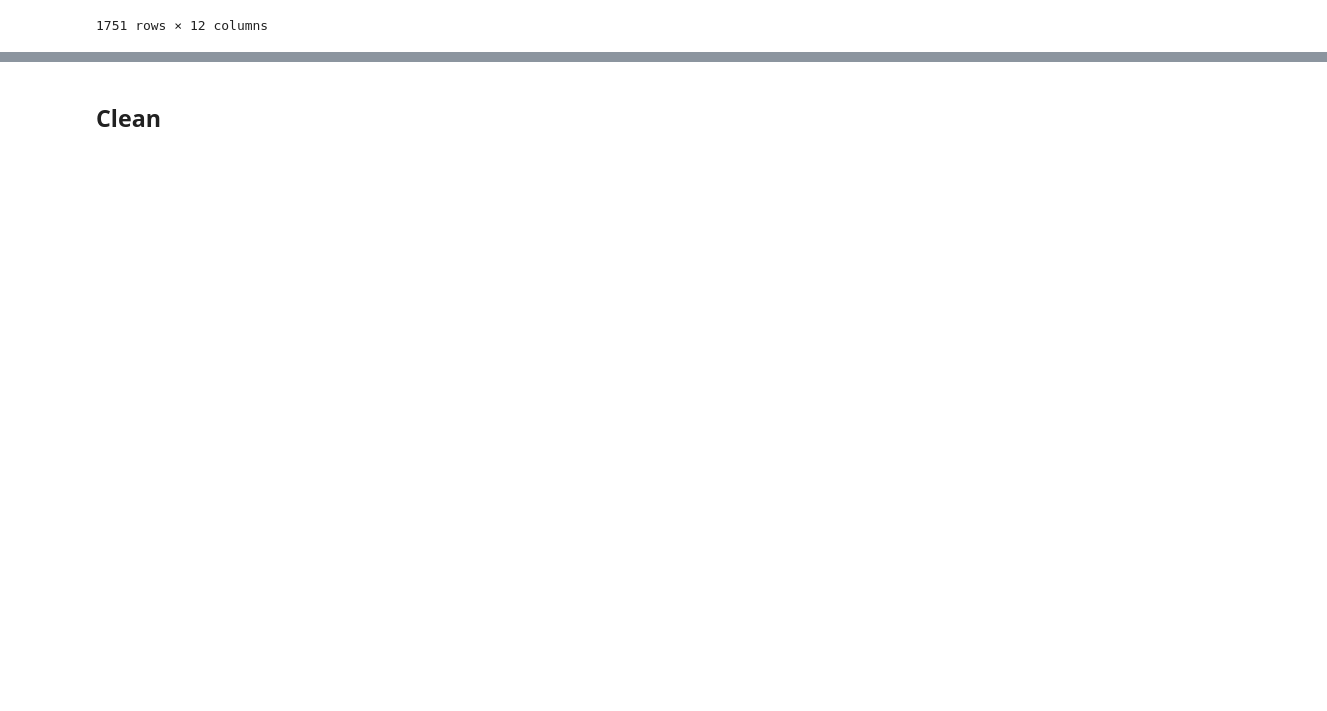
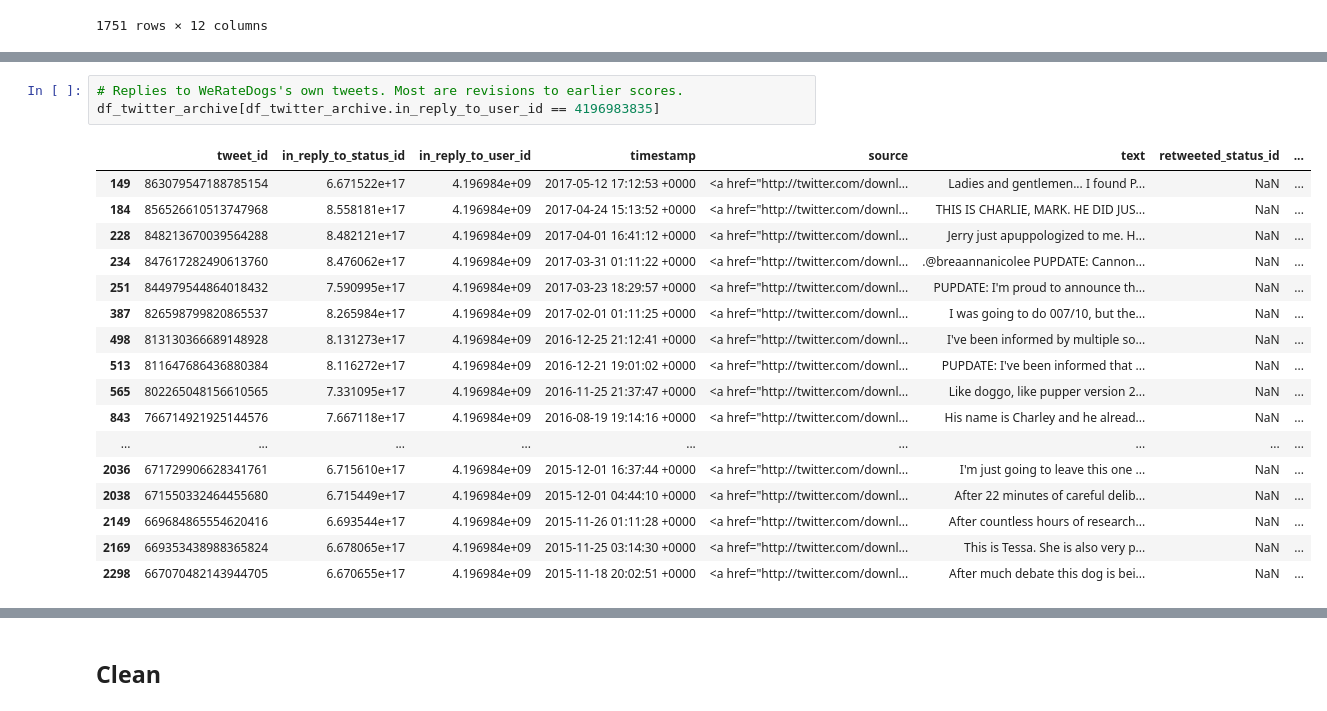
Before and after one commit to iRowebot/Wrangling-Analysis-Visualization-WeRateDogs-Tweets, a Jupyter notebook: wrangle_act.ipynb, the cells around one changed output, grey strips where cells are left out. Cells and saved outputs as stored; diff of their text form; blank space fills up the shorter version.

```diff
--- a/wrangle_act.ipynb
+++ b/wrangle_act.ipynb
@@ -340,0 +368,21 @@ df_image_predictions[((df_image_predictions.p1_dog == 1) | (df_image_predictions
+# %%
+# Replies to WeRateDogs's own tweets. Most are revisions to earlier scores.
+df_twitter_archive[df_twitter_archive.in_reply_to_user_id == 4196983835]
+# %% [output]
+|  | tweet_id | in_reply_to_status_id | in_reply_to_user_id | timestamp | source | text | retweeted_status_id | ... |
+| 149 | 863079547188785154 | 6.671522e+17 | 4.196984e+09 | 2017-05-12 17:12:53 +0000 | <a href="http://twitter.com/downl... | Ladies and gentlemen... I found P... | NaN | ... |
+| 184 | 856526610513747968 | 8.558181e+17 | 4.196984e+09 | 2017-04-24 15:13:52 +0000 | <a href="http://twitter.com/downl... | THIS IS CHARLIE, MARK. HE DID JUS... | NaN | ... |
+| 228 | 848213670039564288 | 8.482121e+17 | 4.196984e+09 | 2017-04-01 16:41:12 +0000 | <a href="http://twitter.com/downl... | Jerry just apuppologized to me. H... | NaN | ... |
+| 234 | 847617282490613760 | 8.476062e+17 | 4.196984e+09 | 2017-03-31 01:11:22 +0000 | <a href="http://twitter.com/downl... | .@breaannanicolee PUPDATE: Cannon... | NaN | ... |
+| 251 | 844979544864018432 | 7.590995e+17 | 4.196984e+09 | 2017-03-23 18:29:57 +0000 | <a href="http://twitter.com/downl... | PUPDATE: I'm proud to announce th... | NaN | ... |
+| 387 | 826598799820865537 | 8.265984e+17 | 4.196984e+09 | 2017-02-01 01:11:25 +0000 | <a href="http://twitter.com/downl... | I was going to do 007/10, but the... | NaN | ... |
+| 498 | 813130366689148928 | 8.131273e+17 | 4.196984e+09 | 2016-12-25 21:12:41 +0000 | <a href="http://twitter.com/downl... | I've been informed by multiple so... | NaN | ... |
+| 513 | 811647686436880384 | 8.116272e+17 | 4.196984e+09 | 2016-12-21 19:01:02 +0000 | <a href="http://twitter.com/downl... | PUPDATE: I've been informed that ... | NaN | ... |
+| 565 | 802265048156610565 | 7.331095e+17 | 4.196984e+09 | 2016-11-25 21:37:47 +0000 | <a href="http://twitter.com/downl... | Like doggo, like pupper version 2... | NaN | ... |
+| 843 | 766714921925144576 | 7.667118e+17 | 4.196984e+09 | 2016-08-19 19:14:16 +0000 | <a href="http://twitter.com/downl... | His name is Charley and he alread... | NaN | ... |
+| ... | ... | ... | ... | ... | ... | ... | ... | ... |
+| 2036 | 671729906628341761 | 6.715610e+17 | 4.196984e+09 | 2015-12-01 16:37:44 +0000 | <a href="http://twitter.com/downl... | I'm just going to leave this one ... | NaN | ... |
+| 2038 | 671550332464455680 | 6.715449e+17 | 4.196984e+09 | 2015-12-01 04:44:10 +0000 | <a href="http://twitter.com/downl... | After 22 minutes of careful delib... | NaN | ... |
+| 2149 | 669684865554620416 | 6.693544e+17 | 4.196984e+09 | 2015-11-26 01:11:28 +0000 | <a href="http://twitter.com/downl... | After countless hours of research... | NaN | ... |
+| 2169 | 669353438988365824 | 6.678065e+17 | 4.196984e+09 | 2015-11-25 03:14:30 +0000 | <a href="http://twitter.com/downl... | This is Tessa. She is also very p... | NaN | ... |
+| 2298 | 667070482143944705 | 6.670655e+17 | 4.196984e+09 | 2015-11-18 20:02:51 +0000 | <a href="http://twitter.com/downl... | After much debate this dog is bei... | NaN | ... |
```
Also changed, not shown: parts of 39 cells of this notebook.
